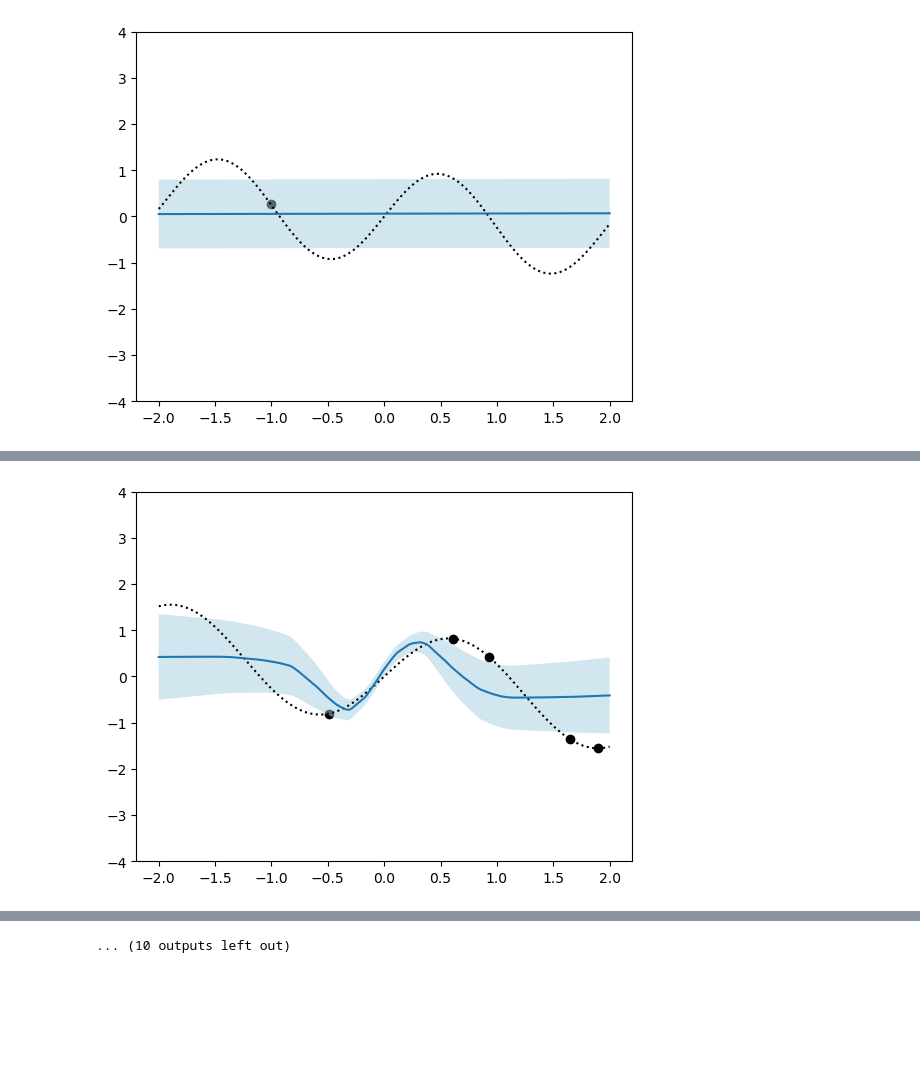
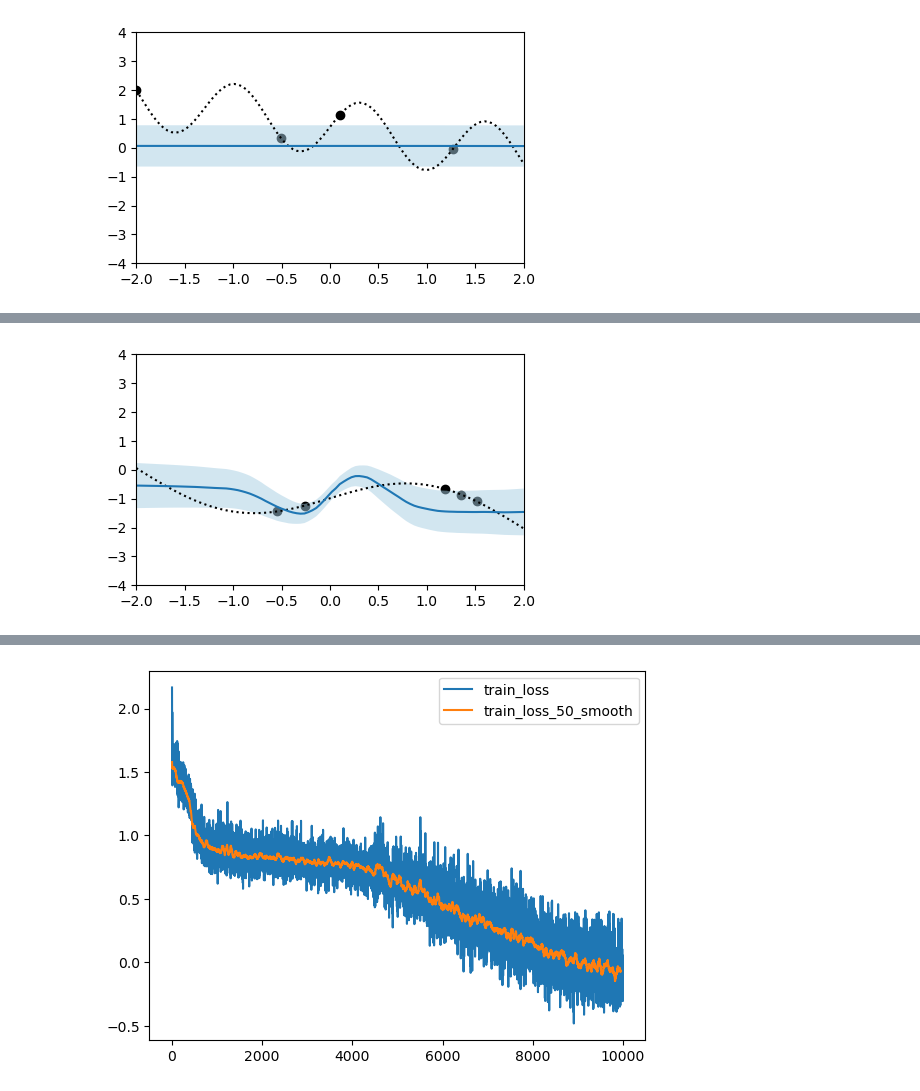
Before and after one commit to will-hd/IML, a Jupyter notebook: notebooks/1d_sine_inp.ipynb, the cells around one changed output, grey strips where cells are left out. Saved outputs shown, nothing was run; the diff lists cells and outputs as text; code cells hidden in the pictures; blank space fills up the shorter version.

Commit message:
Moved data+simple INPvsNP evalutation in notebook

```diff
--- a/notebooks/1d_sine_inp.ipynb
+++ b/notebooks/1d_sine_inp.ipynb
@@ -5,12 +5,12 @@
 import sys
 sys.path.append('..')
 # %%
-from src.sine_data import SineData
+from data.sine_data import SineData
 import matplotlib.pyplot as plt
 
 sine_data_test = SineData(testing=True)
 
-batch = sine_data_test.generate_curves(batch_size=8)
+batch = sine_data_test.generate_batch(batch_size=8, testing=True, device='cpu')
 
 for i in range(8):
     x = batch.target_x[i].flatten()
@@ -100,42 +66,57 @@ def loss_function(pred_dist: Normal,
 # %%
 from src.plot import plot_predictive
+from src.inp import InformedNeuralProcess
 
-model.training = True
-optimiser = torch.optim.Adam(model.parameters(), lr=1e-3)
+np_model = InformedNeuralProcess(
+    x_size=1,
+    y_size=1,
+    r_size=128,
+    z_size=128,
+    xK_size=3,
+    k_size=128,
+    h_size_dec=128,
+    h_size_enc_det=128,
+    h_size_enc_know=128,
+    h_size_agg=128,
+    N_h_layers_dec=3,
+    N_h_layers_enc_know_phi=2,
+    N_h_layers_enc_know_rho=2,
+    N_h_layers_enc_det=6,
+    N_h_layers_agg=3
+)
+print(np_model)
+print(sum(p.numel() for p in np_model.parameters() if p.requires_grad))
+
+data = SineData()
+optimiser = torch.optim.Adam(np_model.parameters(), lr=1e-3)
 device = torch.device("cuda:0" if torch.cuda.is_available() else "cpu")
-model.to(device)
-
+print(f"Using device {device}")
+np_model.to(device)
 
 train_loss = []
 for iter in range(10000+1):
-    batch = data.generate_curves(batch_size=16)
-
-    context_x, context_y = batch.context_x.to(device), batch.context_y.to(device)
-    target_x, target_y = batch.target_x.to(device), batch.target_y.to(device)
-
+    np_model.training = True
     optimiser.zero_grad()
 
+    batch = data.generate_batch(batch_size=16, device=device)
+    p_y_pred, q_z_target, q_z_context = np_model(batch.context_x, batch.context_y, None, batch.target_x, batch.target_y)
 
-    p_y_pred, q_z_target, q_z_context = model(context_x, context_y, None, target_x, target_y)
-
-
-    loss, nll = loss_function(p_y_pred, target_y, q_z_target, q_z_context)
+    loss, log_p = loss_function(p_y_pred, batch.target_y, q_z_target, q_z_context)
 
     loss.backward()
     optimiser.step()
     train_loss.append(loss.item())
 
-    if iter % 100 == 0:
-        print(f"Iter: {iter}, Loss {loss.item():.6f}, NLL {nll:.6f}")
     if iter % 1000 == 0:
-        with torch.no_grad():
-            model.training = False
-            batch = data.generate_curves(batch_size=1, testing=True)
-            context_x, context_y = batch.context_x.to(device), batch.context_y.to(device)
-            target_x, target_y = batch.target_x.to(device), batch.target_y.to(device)
-            p_y_pred = model(context_x, context_y, None, target_x, target_y)
-            mu = p_y_pred.mean
-            sigma = p_y_pred.stddev
-            plot_predictive(context_x, context_y, target_x, target_y, mu, sigma)
-            model.training = True
+        print(f"Iter: {iter}, Loss {loss.item():.6f},") # NLL {nll:.6f}")
+    if iter % 2000 == 0:
+        np_model.training = False
+        plot_predictive(np_model, data, save=False, iter=None)
+        np_model.training = True
+
+plt.plot(train_loss, label='train_loss')
+window = 50
+plt.plot([sum(train_loss[i:i+window])/window for i in range(len(train_loss)-window)], label=f'train_loss_{window}_smooth')
+plt.legend()
+plt.show()
 # %% [output]
@@ -143 +140 @@ Iter: 0, Loss 1.189904, NLL 1.189904
-[figure, old version]
+[figure, new version]
@@ -154 +143 @@ Iter: 1000, Loss 0.606719, NLL 0.598689
-[figure, old version]
+[figure, new version]
@@ -199 +156 @@ Iter: 5000, Loss -0.552540, NLL -0.630703
-... (10 outputs left out)
+[figure, added]
```
Also changed, not shown: parts of 10 cells of this notebook, 6 other files.
